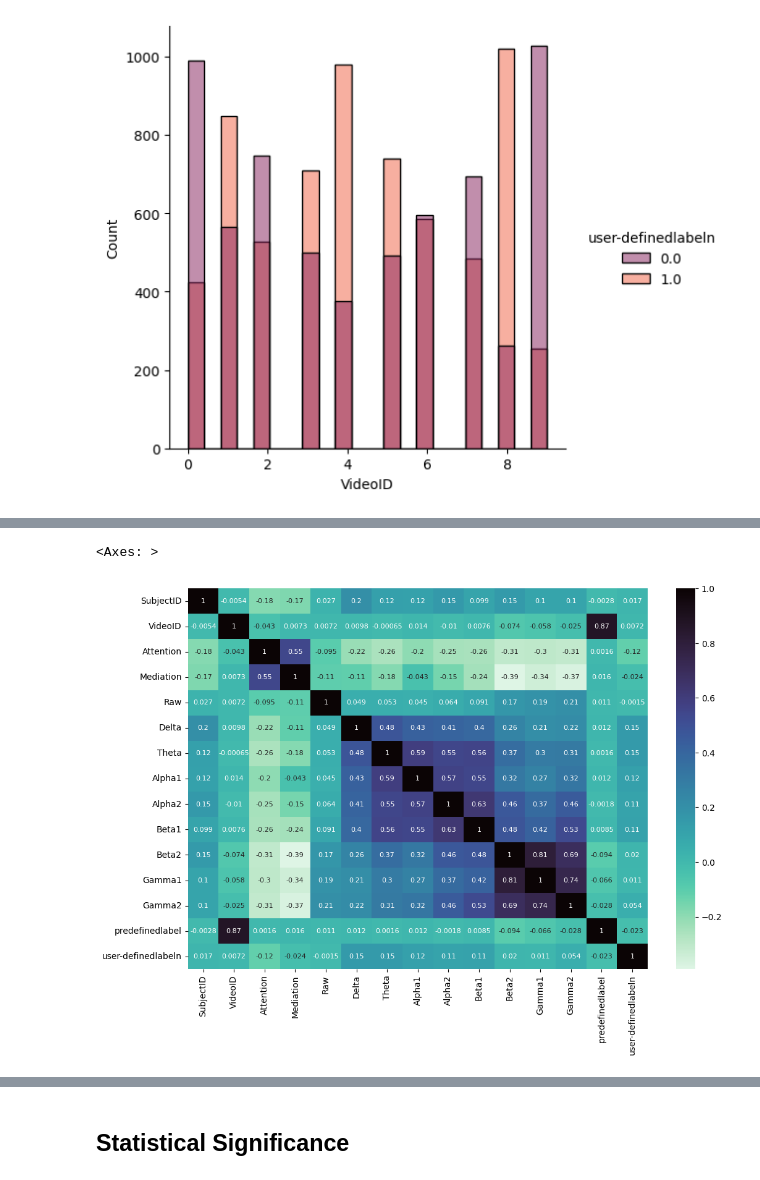
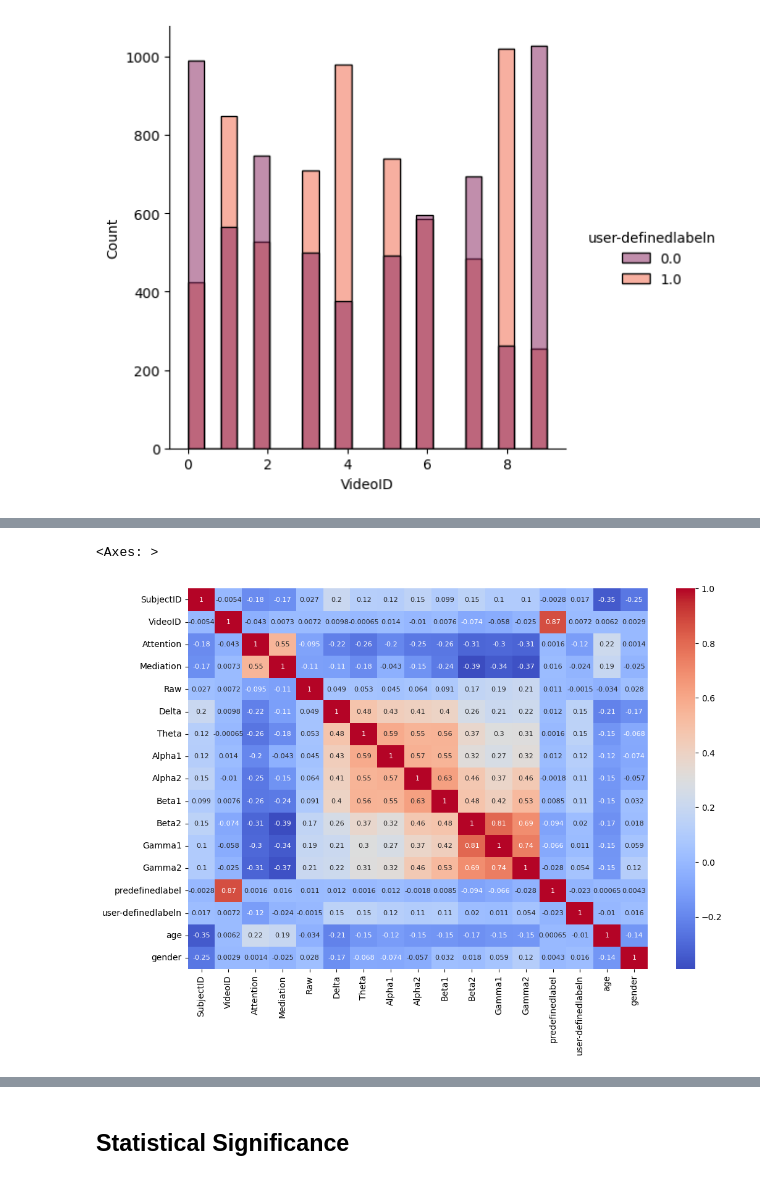
Before and after one commit to fahim-muntasir-niloy/ATTENTION-EEG-XAI, a Jupyter notebook: attention_eeg.ipynb, the cells around one changed output, grey strips where cells are left out. Drawn from its saved outputs; the diff is of its cells as text; code cells hidden in the pictures.

```diff
--- a/attention_eeg.ipynb
+++ b/attention_eeg.ipynb
@@ -5,6 +7,7 @@ import matplotlib.pyplot as plt
 import seaborn as sns
 
 df = pd.read_csv('Attention_EEG_data.csv')
+demographic = pd.read_csv("demographic_info.csv")
 df.head()
 # %% [output]
 |  | SubjectID | VideoID | Attention | Mediation | Raw | Delta | Theta | Alpha1 | Alpha2 | Beta1 | ... |
@@ -35,0 +19,6 @@ memory usage: 1.5 MB
+# %%
+demographic.rename(columns={'subject ID':'SubjectID',
+                            ' gender':'gender',
+                            ' age':'age'},inplace=True)
+# %%
+df = df.merge(demographic,on='SubjectID')
@@ -50,8 +58,15 @@ sns.displot(data=df, x='VideoID', hue='predefinedlabel', palette='cool')
+# %%
+df = df.drop(' ethnicity', axis=1)
+
+
+from sklearn.preprocessing import LabelEncoder
+le = LabelEncoder()
+df['gender'] = le.fit_transform(df['gender'])
 # %%
 plt.figure(figsize=(12,8))
-sns.heatmap(df.corr(), annot=True, cmap='mako_r', annot_kws = {'size': 8})
+sns.heatmap(df.corr(), annot=True, cmap='coolwarm', annot_kws = {'size': 8})
 # %% [output]
 <Axes: >
-[figure, old version]
+[figure, new version]
 # %%
 # singleStuent = df[df['SubjectID'] == 7]
```
Also changed, not shown: parts of 27 cells of this notebook, 1 other file.
